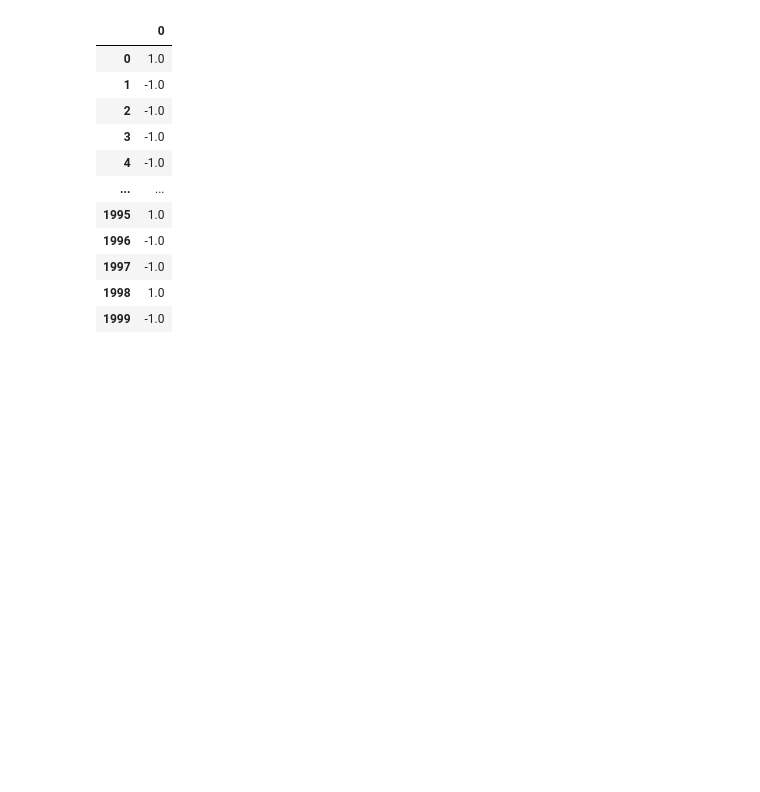
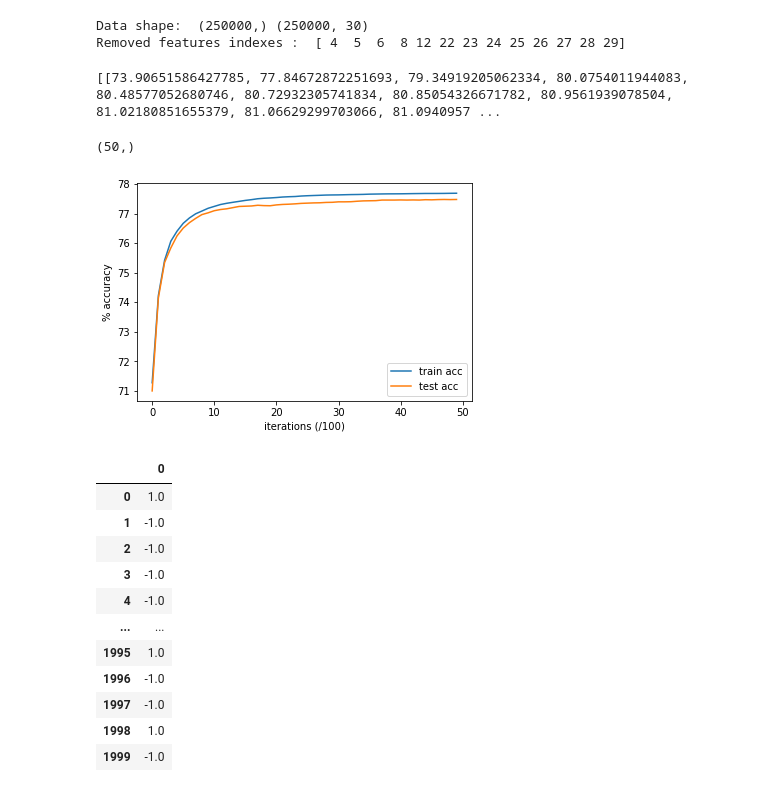
Before and after one commit to antoineDaeniker/ML_project, a Jupyter notebook: notebooks/Correlation_matrix.ipynb, the cells around one changed output. Saved outputs shown, nothing was run; the diff lists cells and outputs as text; code cells hidden in the pictures; blank space fills up the shorter version.

Commit message:
try displaying overfitting graph

```diff
--- a/notebooks/Correlation_matrix.ipynb
+++ b/notebooks/Correlation_matrix.ipynb
@@ -134,2 +15,0 @@ def test_(w, X_test, y_test):
-# %%
-accuracy = run_model_split_()
@@ -188,3 +115,41 @@ plt.show()
+# %%
+train_acc_list_all, test_acc_list_all = run_model_split_()
+# %% [output]
+Data shape:  (250000,) (250000, 30)
+Removed features indexes :  [ 4  5  6  8 12 22 23 24 25 26 27 28 29]
+# %%
+print(train_acc_list_all, test_acc_list_all)
+# %% [output]
+[[73.90651586427785, 77.84672872251693, 79.34919205062334, 80.0754011944083, 80.48577052680746, 80.72932305741834, 80.85054326671782, 80.9561939078504, 81.02180851655379, 81.06629299703066, 81.0940957 ...
+# %%
+y, X, Xt, ids = load_csv_data('../data/train.csv')
+# %%
+X_list, y_list, _ = subdivide_data(X, y)
+train_acc = (np.array(train_acc_list_all[0]) * X_list[0].shape[0]
+             + np.array(train_acc_list_all[1]) * X_list[1].shape[0]
+             + np.array(train_acc_list_all[2]) * X_list[2].shape[0]
+             + np.array(train_acc_list_all[3]) * X_list[3].shape[0]) / X.shape[0]
+test_acc = (np.array(test_acc_list_all[0]) * X_list[0].shape[0]
+             + np.array(test_acc_list_all[1]) * X_list[1].shape[0]
+             + np.array(test_acc_list_all[2]) * X_list[2].shape[0]
+             + np.array(test_acc_list_all[3]) * X_list[3].shape[0]) / X.shape[0]
+# %%
+print(test_acc.shape)
+# %% [output]
+(50,)
+# %%
+# plot lines
+x = np.arange(0, train_acc.shape[0])
+plt.plot(x, train_acc, label = "train acc")
+plt.plot(x, test_acc, label = "test acc")
+plt.xlabel('iterations (/100)')
+plt.ylabel('% accuracy')
+#plt.plot(x, accuracy[2], label = "line 3")
+plt.legend()
+plt.savefig('../figs/accuracy_iterations.png', bbox_inches='tight')
+plt.show()
+# %% [output]
+[figure, added]
 # %%
 import pandas as pd
 pd.set_option('display.max_rows', 500)
```
Also changed, not shown: parts of 10 cells of this notebook, 3 other files.
